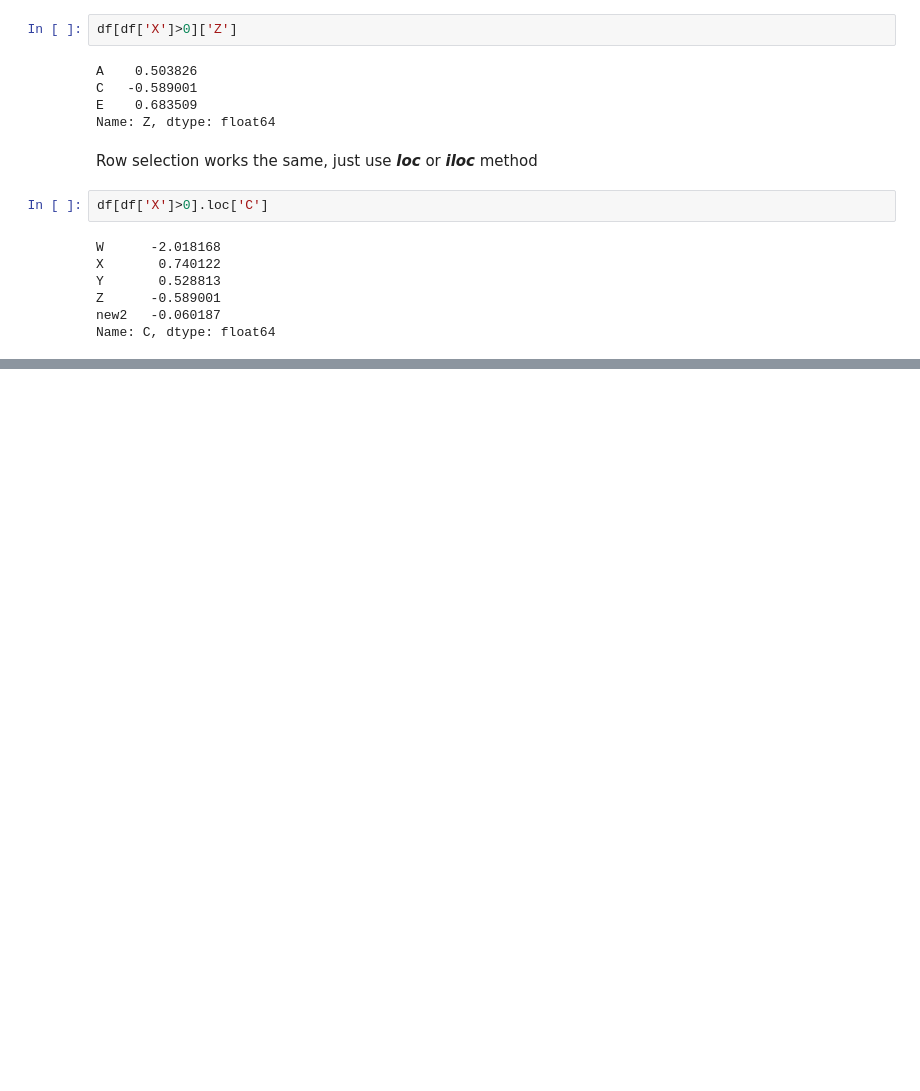
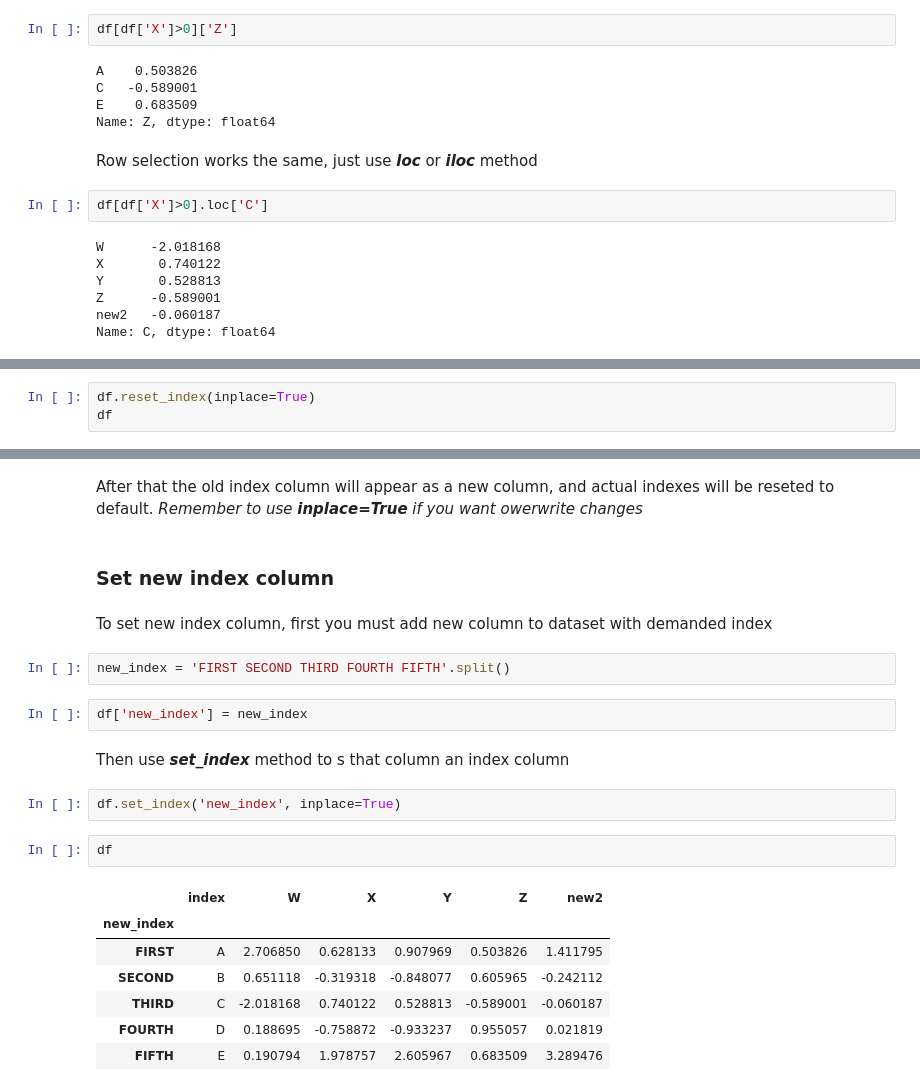
Before and after one commit to Artur-Ws/Data_Science_Basics, a Jupyter notebook: pandas_notes.ipynb, the cells around one changed output, grey strips where cells are left out. Saved outputs shown, nothing was run; the diff lists cells and outputs as text; blank space fills up the shorter version.

Commit message:
Added notes about data frame index operations

```diff
--- a/pandas_notes.ipynb
+++ b/pandas_notes.ipynb
@@ -320,0 +344,3 @@ Name: C, dtype: float64
+# %%
+df.reset_index(inplace=True)
+df
@@ -320,0 +354,24 @@ Name: C, dtype: float64
+# %% [markdown]
+After that the old index column will appear as a new column, and actual indexes will be reseted to default. *Remember to use __inplace=True__ if you want owerwrite changes*
+# %% [markdown]
+### Set new index column
+# %% [markdown]
+To set new index column, first you must add new column to dataset with demanded index
+# %%
+new_index = 'FIRST SECOND THIRD FOURTH FIFTH'.split()
+# %%
+df['new_index'] = new_index
+# %% [markdown]
+Then use ***set_index*** method to s that column an index column
+# %%
+df.set_index('new_index', inplace=True)
+# %%
+df
+# %% [output]
+|  | index | W | X | Y | Z | new2 |
+| new_index |  |  |  |  |  |  |
+| FIRST | A | 2.706850 | 0.628133 | 0.907969 | 0.503826 | 1.411795 |
+| SECOND | B | 0.651118 | -0.319318 | -0.848077 | 0.605965 | -0.242112 |
+| THIRD | C | -2.018168 | 0.740122 | 0.528813 | -0.589001 | -0.060187 |
+| FOURTH | D | 0.188695 | -0.758872 | -0.933237 | 0.955057 | 0.021819 |
+| FIFTH | E | 0.190794 | 1.978757 | 2.605967 | 0.683509 | 3.289476 |
```
Also changed, not shown: parts of 7 cells of this notebook.
